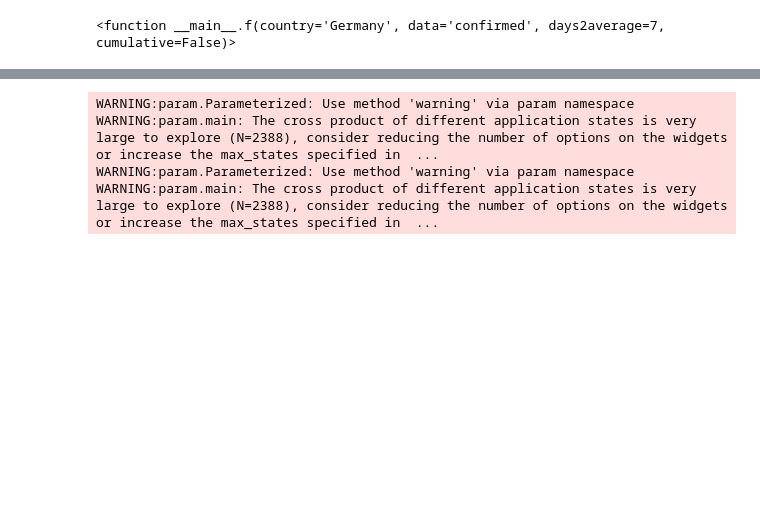
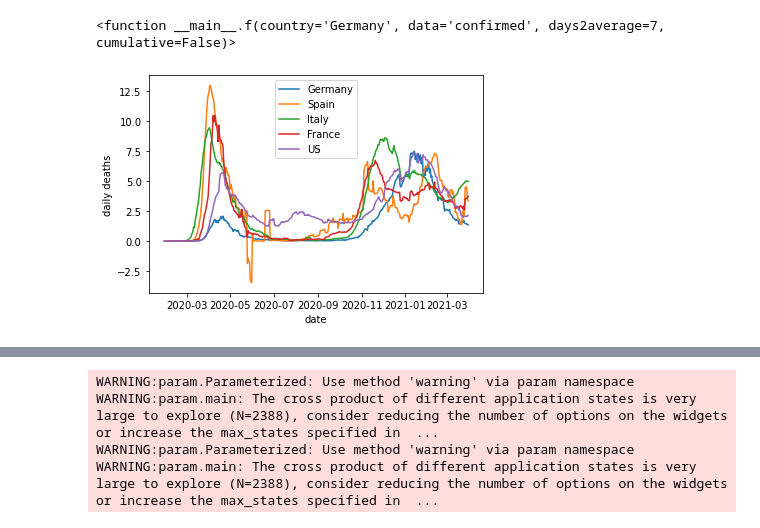
Before and after one commit to Milanisius/coviddata, a Jupyter notebook: coronaplots.ipynb, the cells around one changed output, grey strips where cells are left out. Cells and saved outputs as stored; diff of their text form; code cells hidden in the pictures; blank space fills up the shorter version.

```diff
--- a/coronaplots.ipynb
+++ b/coronaplots.ipynb
@@ -163,6 +165,38 @@ interact(   f,
 # %% [output]
 interactive(children=(Dropdown(description='country', index=66, options=('Afghanistan', 'Albania', 'Algeria', …
 <function __main__.f(country='Germany', data='confirmed', days2average=7, cumulative=False)>
+# %%
+# make an interactive plot
+def f(country="Germany", data="deaths", days2average=7, cumulative=False):
+    # make an example plot
+    selection = df[df["country"] == country]
+    try:
+        # select data
+        x = selection["date"].to_numpy()[1:]
+        y = selection[data].to_numpy()[1:]
+        if not cumulative:
+            y = y - selection[data].to_numpy()[:-1]
+
+        # take a rolling average
+        x_avg = x[days2average-1:]
+        y_avg = np.convolve(y, np.ones(days2average), 'valid')/ get_population(country)*100000
+
+        #plot
+        plt.plot(x_avg, y_avg, label=country)
+        plt.xlabel("date")
+        plt.ylabel( "cumulative "*cumulative+
+                    "daily "*(not cumulative)+
+                    f"{data}".replace("confirmed", "cases"))
+
+    except:
+        print(f"Data for {country} cannot be processed!")
+
+for c in ["Germany", "Spain", "Italy", "France", "US"]:
+    f(c)
+plt.legend()
+plt.show()
+# %% [output]
+[figure, added]
 # %%
 import holoviews as hv
 
```
Also changed, not shown: parts of 4 cells of this notebook, 1 other file.
